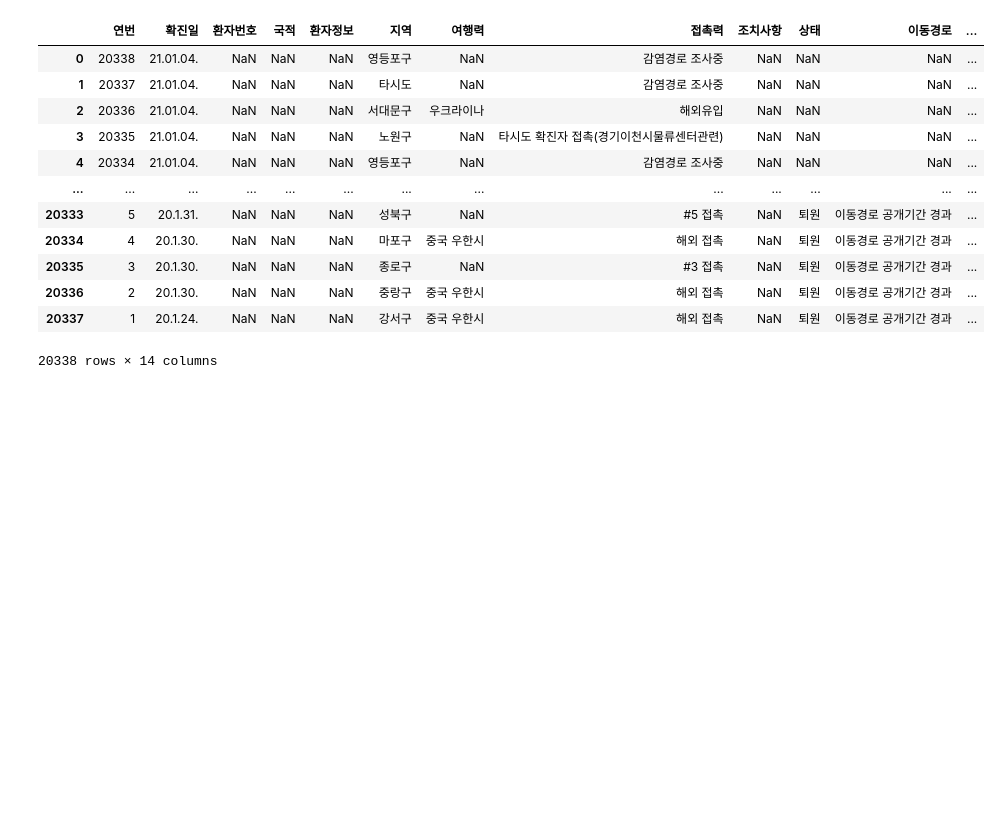
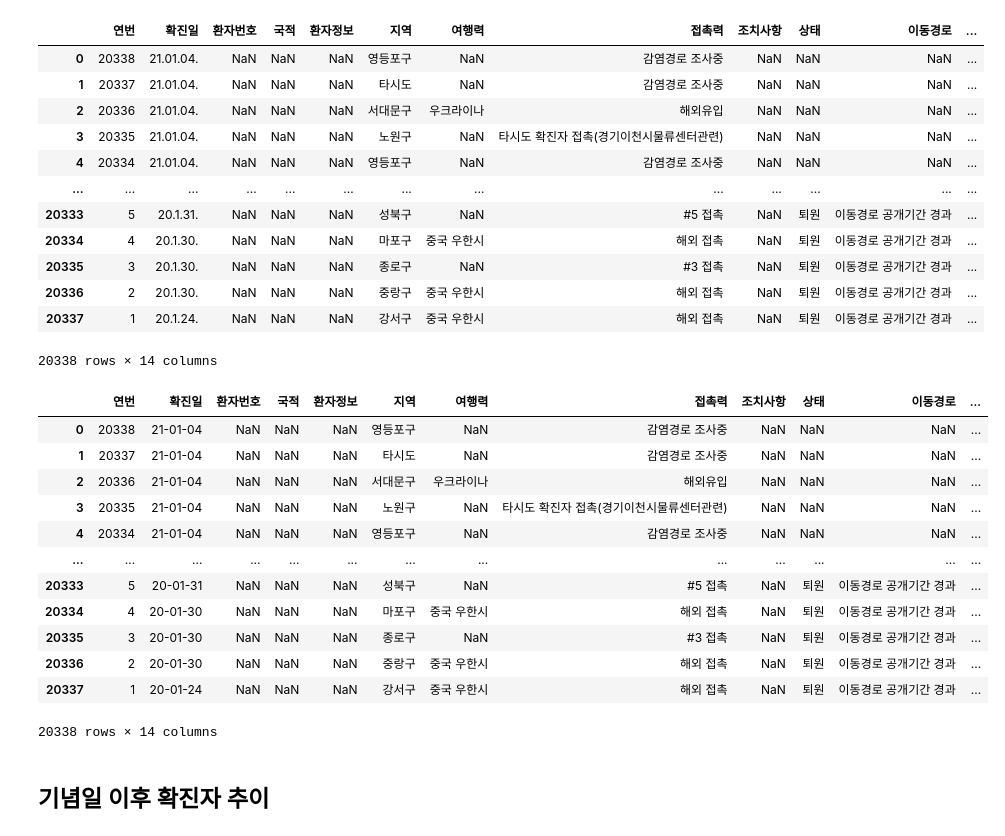
Before and after one commit to eunnjji/-, a Jupyter notebook: project1/seoul.ipynb, the cells around one changed output. Saved outputs shown, nothing was run; the diff lists cells and outputs as text; code cells hidden in the pictures; blank space fills up the shorter version.

```diff
--- a/project1/seoul.ipynb
+++ b/project1/seoul.ipynb
@@ -23,8 +23,8 @@ import pandas as pd
 import numpy as np
 import matplotlib.pyplot as plt
 # %%
-a = pd.read_csv('drive/MyDrive/seoul/서울시 코로나19 확진자 현황.csv',encoding='utf-8')
-a
+seoul = pd.read_csv('drive/MyDrive/seoul/서울시 코로나19 확진자 현황.csv',encoding='utf-8')
+seoul
 # %% [output]
 |  | 연번 | 확진일 | 환자번호 | 국적 | 환자정보 | 지역 | 여행력 | 접촉력 | 조치사항 | 상태 | 이동경로 | ... |
 | 0 | 20338 | 21.01.04. | NaN | NaN | NaN | 영등포구 | NaN | 감염경로 조사중 | NaN | NaN | NaN | ... |
@@ -39,3 +39,30 @@ a
 | 20336 | 2 | 20.1.30. | NaN | NaN | NaN | 중랑구 | 중국 우한시 | 해외 접촉 | NaN | 퇴원 | 이동경로 공개기간 경과 | ... |
 | 20337 | 1 | 20.1.24. | NaN | NaN | NaN | 강서구 | 중국 우한시 | 해외 접촉 | NaN | 퇴원 | 이동경로 공개기간 경과 | ... |
 20338 rows × 14 columns
+# %%
+def rename_date(d):
+    if len(d) == 9:
+        return d[:2]+'-'+d[3:5]+'-'+d[6:8]
+    else:
+        return d[:2]+'-'+'0'+d[3:4]+'-'+d[5:7]
+
+seoul['확진일'] = seoul['확진일'].astype(str)
+seoul['확진일'] = seoul['확진일'].apply(rename_date)
+# %%
+seoul
+# %% [output]
+|  | 연번 | 확진일 | 환자번호 | 국적 | 환자정보 | 지역 | 여행력 | 접촉력 | 조치사항 | 상태 | 이동경로 | ... |
+| 0 | 20338 | 21-01-04 | NaN | NaN | NaN | 영등포구 | NaN | 감염경로 조사중 | NaN | NaN | NaN | ... |
+| 1 | 20337 | 21-01-04 | NaN | NaN | NaN | 타시도 | NaN | 감염경로 조사중 | NaN | NaN | NaN | ... |
+| 2 | 20336 | 21-01-04 | NaN | NaN | NaN | 서대문구 | 우크라이나 | 해외유입 | NaN | NaN | NaN | ... |
+| 3 | 20335 | 21-01-04 | NaN | NaN | NaN | 노원구 | NaN | 타시도 확진자 접촉(경기이천시물류센터관련) | NaN | NaN | NaN | ... |
+| 4 | 20334 | 21-01-04 | NaN | NaN | NaN | 영등포구 | NaN | 감염경로 조사중 | NaN | NaN | NaN | ... |
+| ... | ... | ... | ... | ... | ... | ... | ... | ... | ... | ... | ... | ... |
+| 20333 | 5 | 20-01-31 | NaN | NaN | NaN | 성북구 | NaN | #5 접촉 | NaN | 퇴원 | 이동경로 공개기간 경과 | ... |
+| 20334 | 4 | 20-01-30 | NaN | NaN | NaN | 마포구 | 중국 우한시 | 해외 접촉 | NaN | 퇴원 | 이동경로 공개기간 경과 | ... |
+| 20335 | 3 | 20-01-30 | NaN | NaN | NaN | 종로구 | NaN | #3 접촉 | NaN | 퇴원 | 이동경로 공개기간 경과 | ... |
+| 20336 | 2 | 20-01-30 | NaN | NaN | NaN | 중랑구 | 중국 우한시 | 해외 접촉 | NaN | 퇴원 | 이동경로 공개기간 경과 | ... |
+| 20337 | 1 | 20-01-24 | NaN | NaN | NaN | 강서구 | 중국 우한시 | 해외 접촉 | NaN | 퇴원 | 이동경로 공개기간 경과 | ... |
+20338 rows × 14 columns
+# %% [markdown]
+## 기념일 이후 확진자 추이
```
Also changed, not shown: parts of 11 cells of this notebook.
